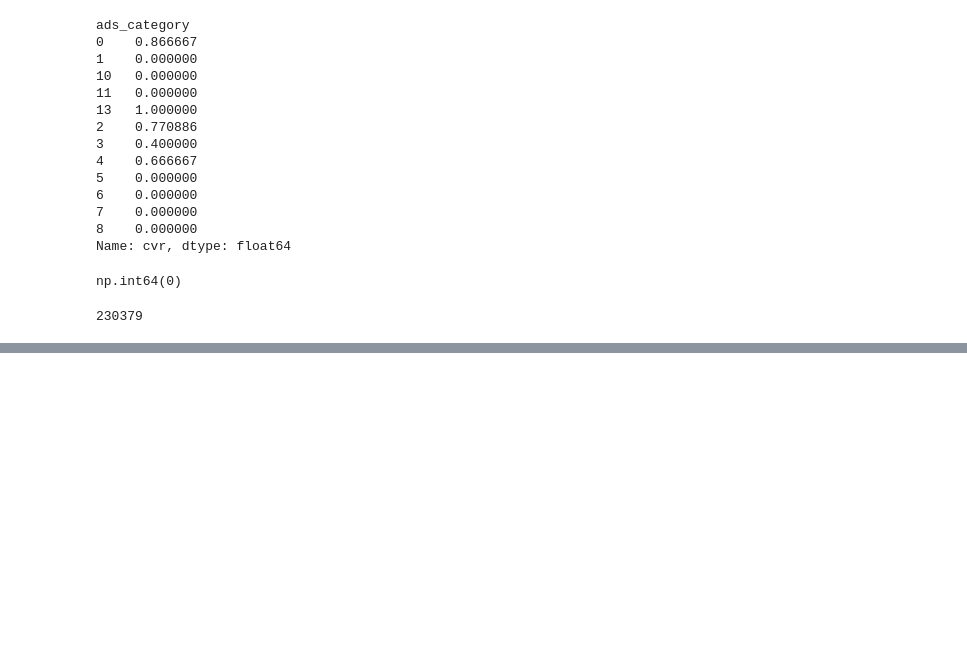
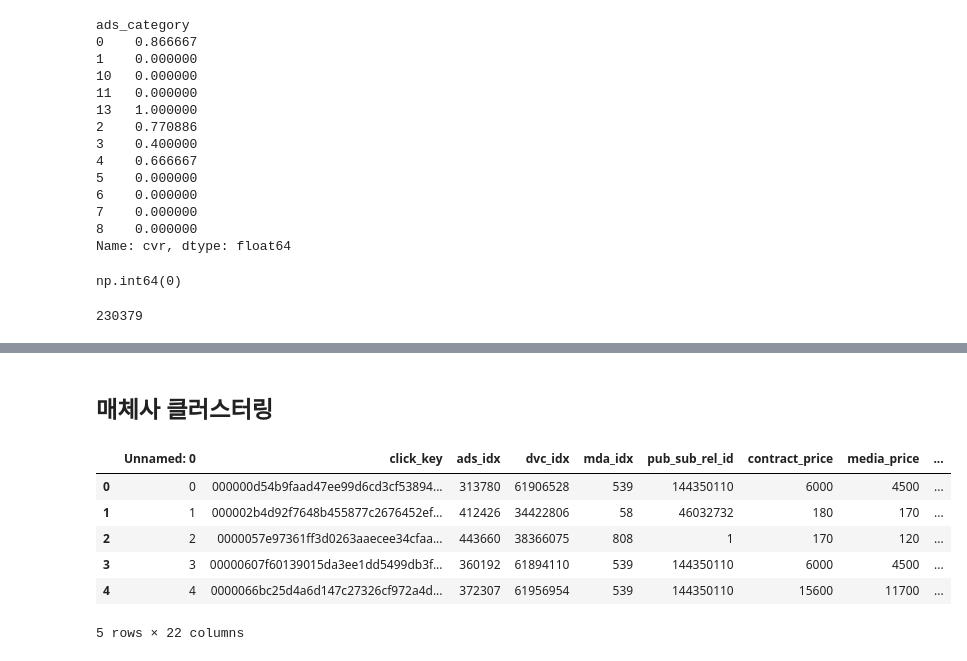
Before and after one commit to sese7414/reward_ads_project, a Jupyter notebook: Sehee/preprocessing.ipynb, the cells around one changed output, grey strips where cells are left out. Drawn from its saved outputs; the diff is of its cells as text; code cells hidden in the pictures; blank space fills up the shorter version.

```diff
--- a/Sehee/preprocessing.ipynb
+++ b/Sehee/preprocessing.ipynb
@@ -1633,3 +1622,16 @@ gwalker = pyg.walk(time_earn_m)
 # %% [output]
 Box(children=(HTML(value='\n<div id="ifr-pyg-00063db90c9973aapS03nmf651INFjzJ" style="height: auto">\n    <hea…
 [interactive output not drawn]
+# %% [markdown]
+## 매체사 클러스터링
+# %%
+part_earn = pd.read_csv('/Users/t2023-m0052/Documents/GitHub/final_project/data/참여적립조인.csv')
+part_earn.head()
+# %% [output]
+|  | Unnamed: 0 | click_key | ads_idx | dvc_idx | mda_idx | pub_sub_rel_id | contract_price | media_price | ... |
+| 0 | 0 | 000000d54b9faad47ee99d6cd3cf53894... | 313780 | 61906528 | 539 | 144350110 | 6000 | 4500 | ... |
+| 1 | 1 | 000002b4d92f7648b455877c2676452ef... | 412426 | 34422806 | 58 | 46032732 | 180 | 170 | ... |
+| 2 | 2 | 0000057e97361ff3d0263aaecee34cfaa... | 443660 | 38366075 | 808 | 1 | 170 | 120 | ... |
+| 3 | 3 | 00000607f60139015da3ee1dd5499db3f... | 360192 | 61894110 | 539 | 144350110 | 6000 | 4500 | ... |
+| 4 | 4 | 0000066bc25d4a6d147c27326cf972a4d... | 372307 | 61956954 | 539 | 144350110 | 15600 | 11700 | ... |
+5 rows × 22 columns
```
Also changed, not shown: parts of 14 cells of this notebook, 1 other file.
